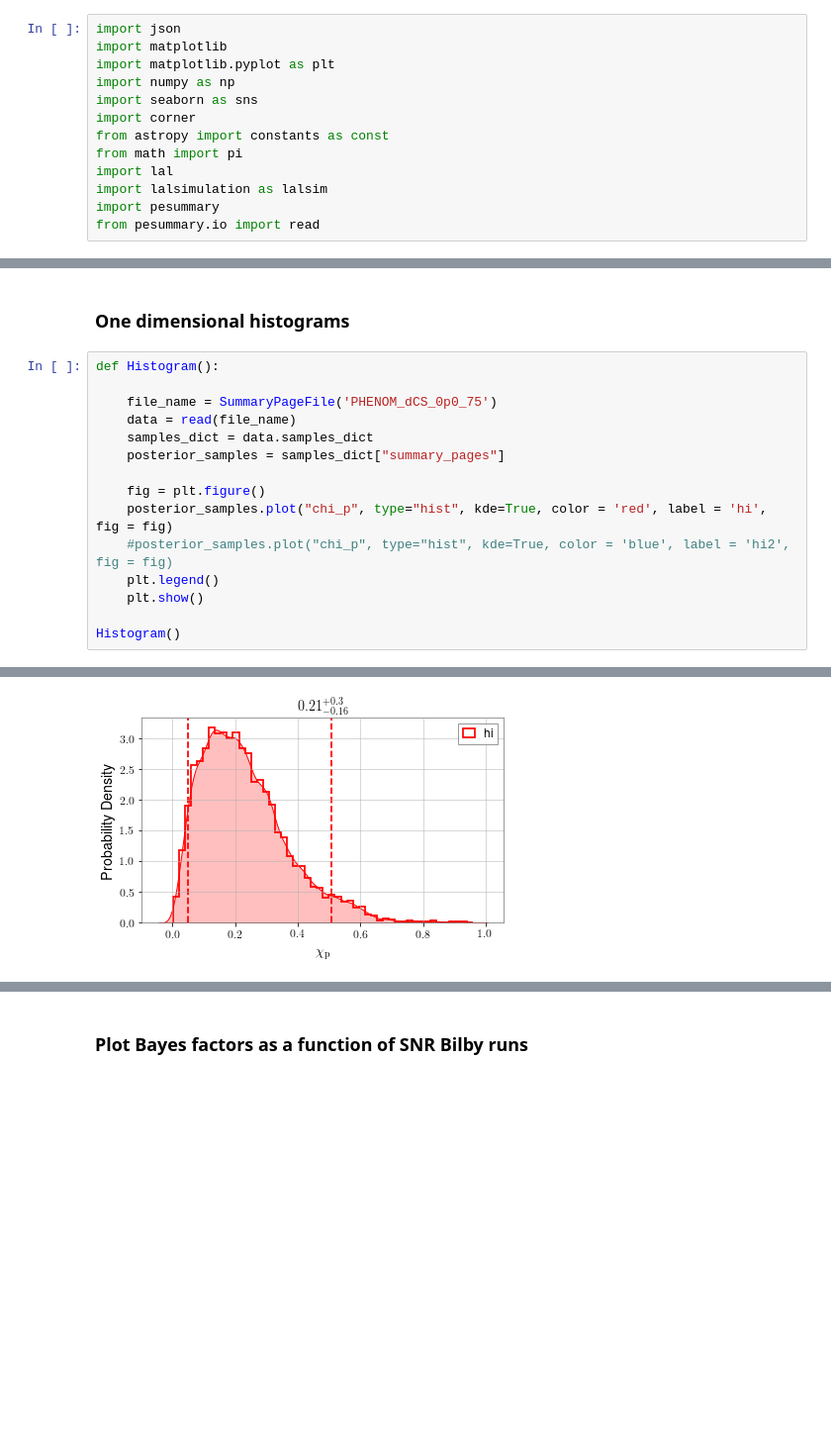
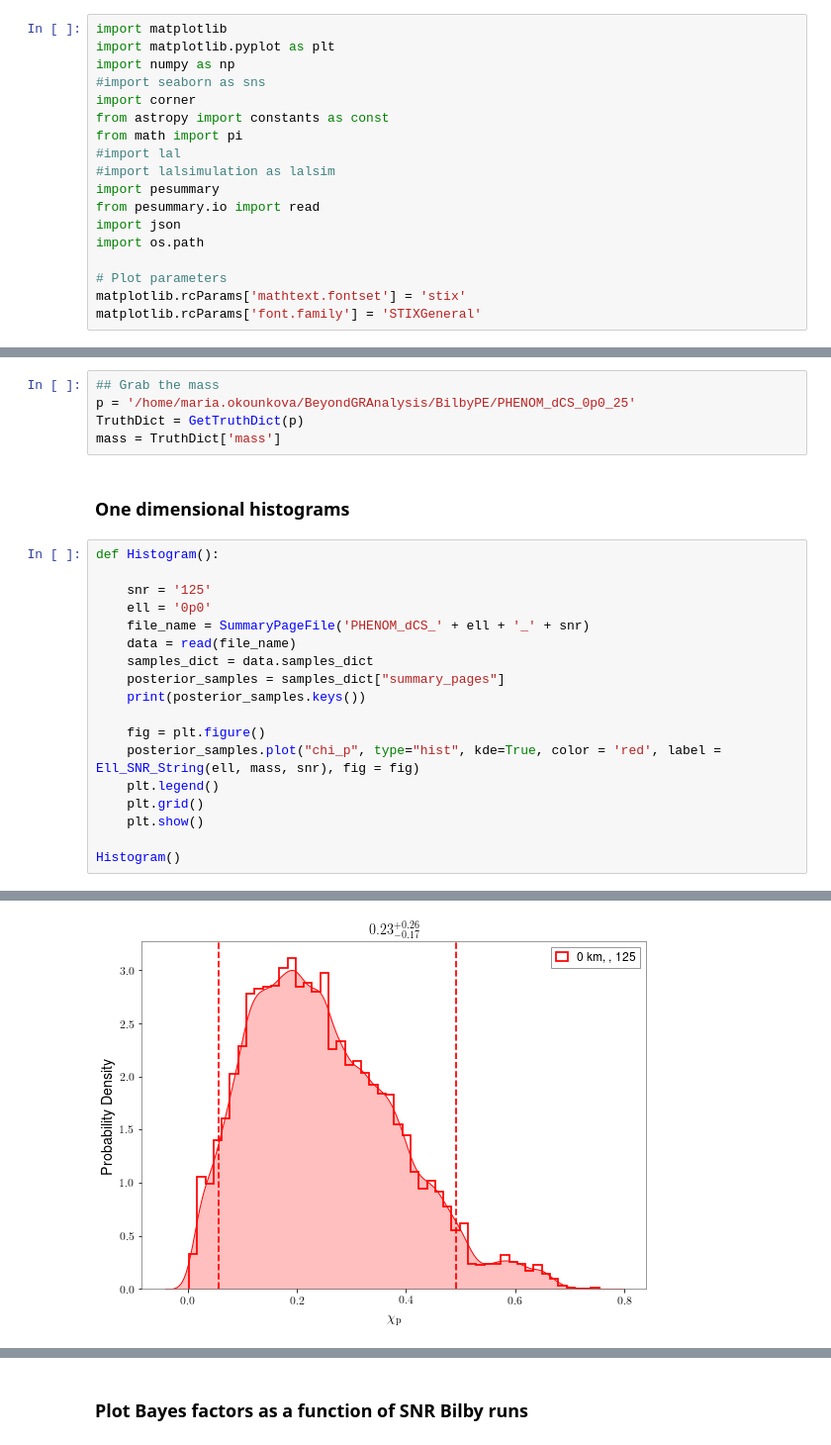
Before and after one commit to mariaokounkova/BeyondGRAnalysis, a Jupyter notebook: BilbyAnalysis.ipynb, the cells around one changed output, grey strips where cells are left out. Shown at 99% size. Drawn from its saved outputs; the diff is of its cells as text; blank space fills up the shorter version.

```diff
--- a/BilbyAnalysis.ipynb
+++ b/BilbyAnalysis.ipynb
@@ -7,18 +7,23 @@ Maria Okounkova (mokounkova@flatironinstitute.org)
 # %% [markdown]
 ### Imports
 # %%
-import json
 import matplotlib
 import matplotlib.pyplot as plt
 import numpy as np
-import seaborn as sns
+#import seaborn as sns
 import corner
 from astropy import constants as const
 from math import pi
-import lal
-import lalsimulation as lalsim
+#import lal
+#import lalsimulation as lalsim
 import pesummary
 from pesummary.io import read
+import json
+import os.path
+
+# Plot parameters
+matplotlib.rcParams['mathtext.fontset'] = 'stix'
+matplotlib.rcParams['font.family'] = 'STIXGeneral'
 # %% [markdown]
 ### Functions for injection values, Bayes factors, evidences, etc
 # %%
@@ -143,20 +104,28 @@ def EllinKm(ell_string, mass):
 def SummaryPageFile(name):
     return "/home/maria.okounkova/BeyondGRAnalysis/BilbyPE/" + name + \
         "/summary_pages/samples/posterior_samples.h5"
+# %%
+## Grab the mass
+p = '/home/maria.okounkova/BeyondGRAnalysis/BilbyPE/PHENOM_dCS_0p0_25'
+TruthDict = GetTruthDict(p)
+mass = TruthDict['mass']
 # %% [markdown]
 ### One dimensional histograms
 # %%
 def Histogram():
 
-    file_name = SummaryPageFile('PHENOM_dCS_0p0_75')
+    snr = '125'
+    ell = '0p0'
+    file_name = SummaryPageFile('PHENOM_dCS_' + ell + '_' + snr)
     data = read(file_name)
     samples_dict = data.samples_dict
     posterior_samples = samples_dict["summary_pages"]
+    print(posterior_samples.keys())
 
     fig = plt.figure()
-    posterior_samples.plot("chi_p", type="hist", kde=True, color = 'red', label = 'hi', fig = fig)
-    #posterior_samples.plot("chi_p", type="hist", kde=True, color = 'blue', label = 'hi2', fig = fig)
+    posterior_samples.plot("chi_p", type="hist", kde=True, color = 'red', label = Ell_SNR_String(ell, mass, snr), fig = fig)
     plt.legend()
+    plt.grid()
     plt.show()
 
 Histogram()
@@ -167 +137 @@ Histogram()
-[figure, old version]
+[figure, new version]
```
Also changed, not shown: parts of 6 cells of this notebook.
